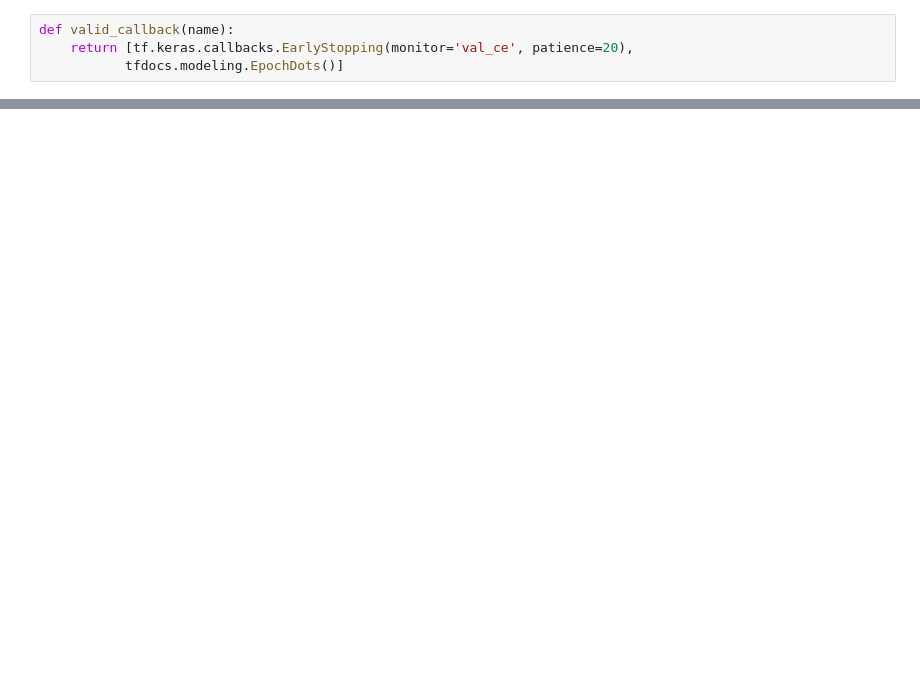
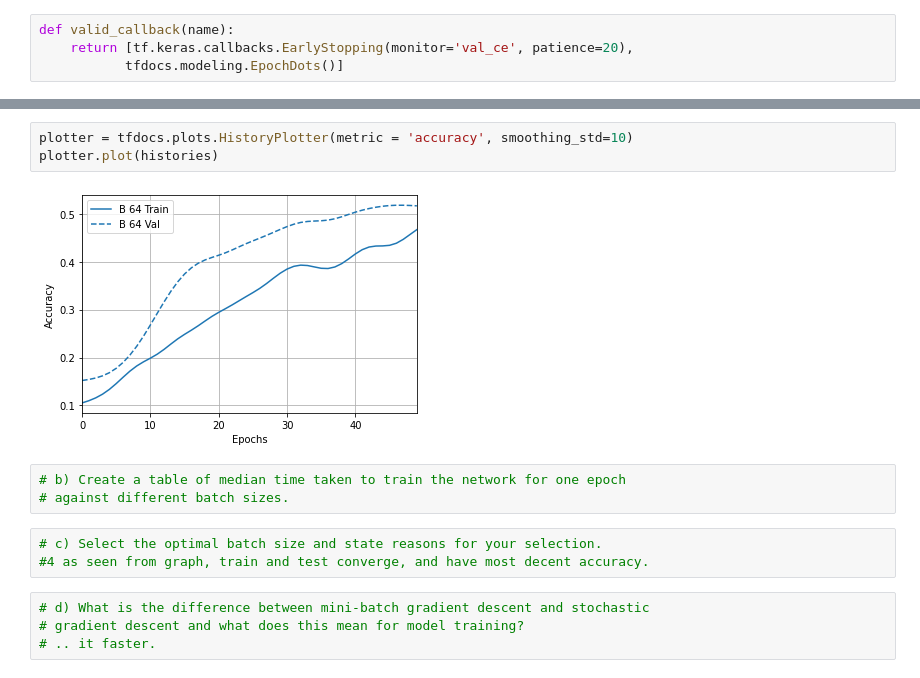
Before and after one commit to KohTongLiang/CZ4042-Assignment-1, a Jupyter notebook: Sample/t5q2a.ipynb, the cells around one changed output, grey strips where cells are left out. Saved outputs shown, nothing was run; the diff lists cells and outputs as text; blank space fills up the shorter version.

```diff
--- a/Sample/t5q2a.ipynb
+++ b/Sample/t5q2a.ipynb
@@ -139,0 +316,15 @@ plotter.plot(histories)
+# %%
+plotter = tfdocs.plots.HistoryPlotter(metric = 'accuracy', smoothing_std=10)
+plotter.plot(histories)
+# %% [output]
+[figure, added]
+# %%
+# b) Create a table of median time taken to train the network for one epoch
+# against different batch sizes.
+# %%
+# c) Select the optimal batch size and state reasons for your selection.
+#4 as seen from graph, train and test converge, and have most decent accuracy.
+# %%
+# d) What is the difference between mini-batch gradient descent and stochastic
+# gradient descent and what does this mean for model training?
+# .. it faster.
```
Also changed, not shown: parts of 30 cells of this notebook, 1 other file.
